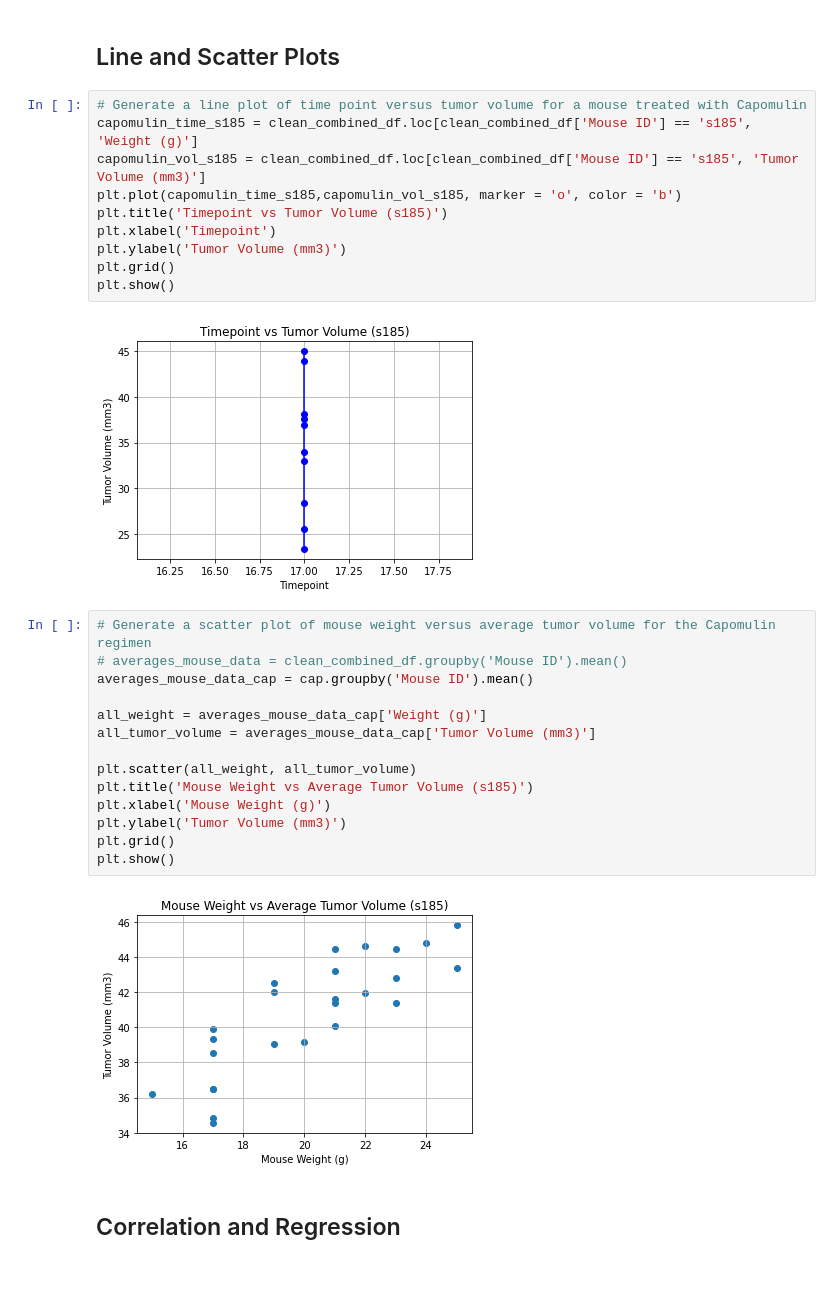
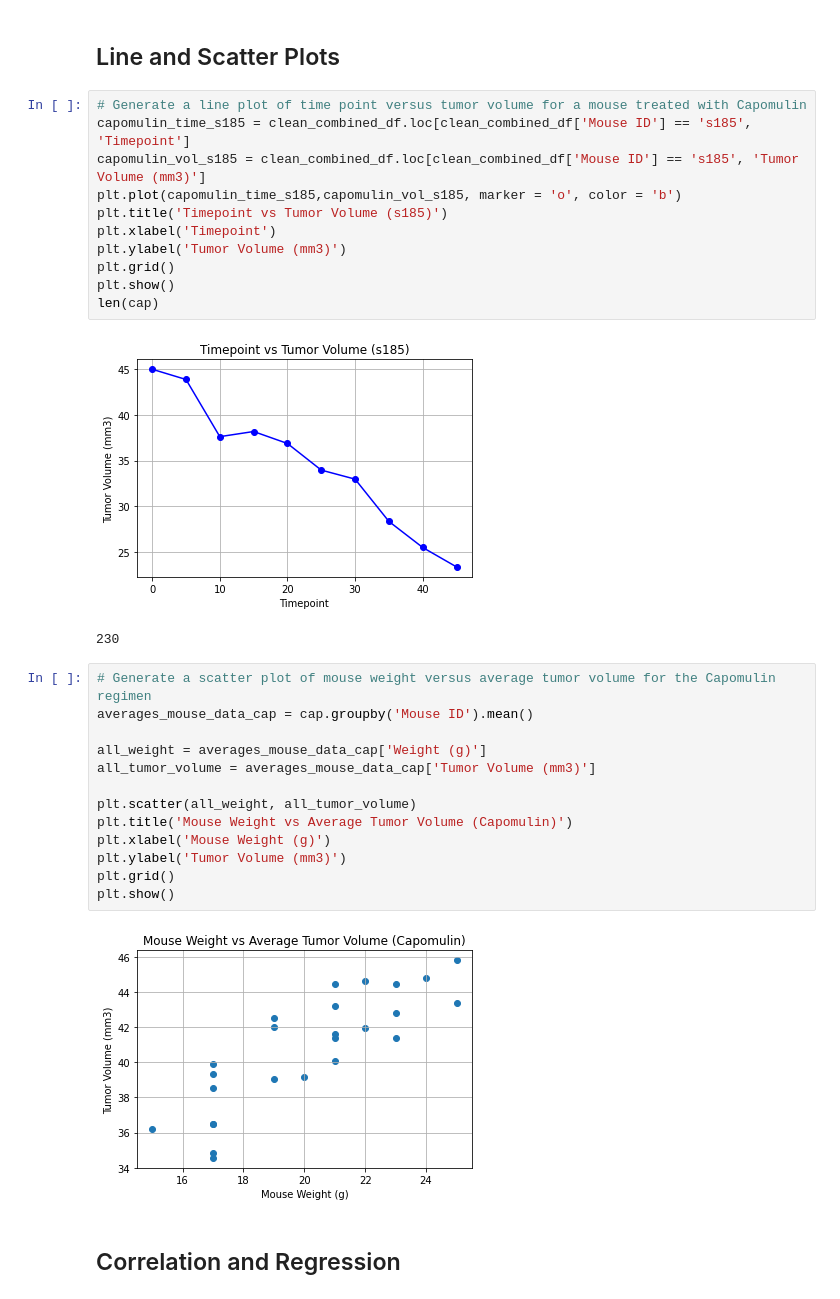
Before and after one commit to MikeEjike/Matplotlib-challenge, a Jupyter notebook: Pymaceuticals/pymaceuticals_starter.ipynb, the cells around one changed output. Drawn from its saved outputs; the diff is of its cells as text.

```diff
--- a/Pymaceuticals/pymaceuticals_starter.ipynb
+++ b/Pymaceuticals/pymaceuticals_starter.ipynb
@@ -466,32 +466,33 @@ plt.show()
 ## Line and Scatter Plots
 # %%
 # Generate a line plot of time point versus tumor volume for a mouse treated with Capomulin
-capomulin_time_s185 = clean_combined_df.loc[clean_combined_df['Mouse ID'] == 's185', 'Weight (g)']
+capomulin_time_s185 = clean_combined_df.loc[clean_combined_df['Mouse ID'] == 's185', 'Timepoint']
 capomulin_vol_s185 = clean_combined_df.loc[clean_combined_df['Mouse ID'] == 's185', 'Tumor Volume (mm3)']
 plt.plot(capomulin_time_s185,capomulin_vol_s185, marker = 'o', color = 'b')
 plt.title('Timepoint vs Tumor Volume (s185)')
 plt.xlabel('Timepoint')
 plt.ylabel('Tumor Volume (mm3)')
 plt.grid()
 plt.show()
+len(cap)
 # %% [output]
-[figure, old version]
+[figure, new version]
+230
 # %%
 # Generate a scatter plot of mouse weight versus average tumor volume for the Capomulin regimen
-# averages_mouse_data = clean_combined_df.groupby('Mouse ID').mean()
 averages_mouse_data_cap = cap.groupby('Mouse ID').mean()
 
 all_weight = averages_mouse_data_cap['Weight (g)']
 all_tumor_volume = averages_mouse_data_cap['Tumor Volume (mm3)']
 
 plt.scatter(all_weight, all_tumor_volume)
-plt.title('Mouse Weight vs Average Tumor Volume (s185)')
+plt.title('Mouse Weight vs Average Tumor Volume (Capomulin)')
 plt.xlabel('Mouse Weight (g)')
 plt.ylabel('Tumor Volume (mm3)')
 plt.grid()
 plt.show()
 # %% [output]
-[figure, old version]
+[figure, new version]
 # %% [markdown]
 ## Correlation and Regression
 # %%
```
Also changed, not shown: parts of 4 cells of this notebook.
